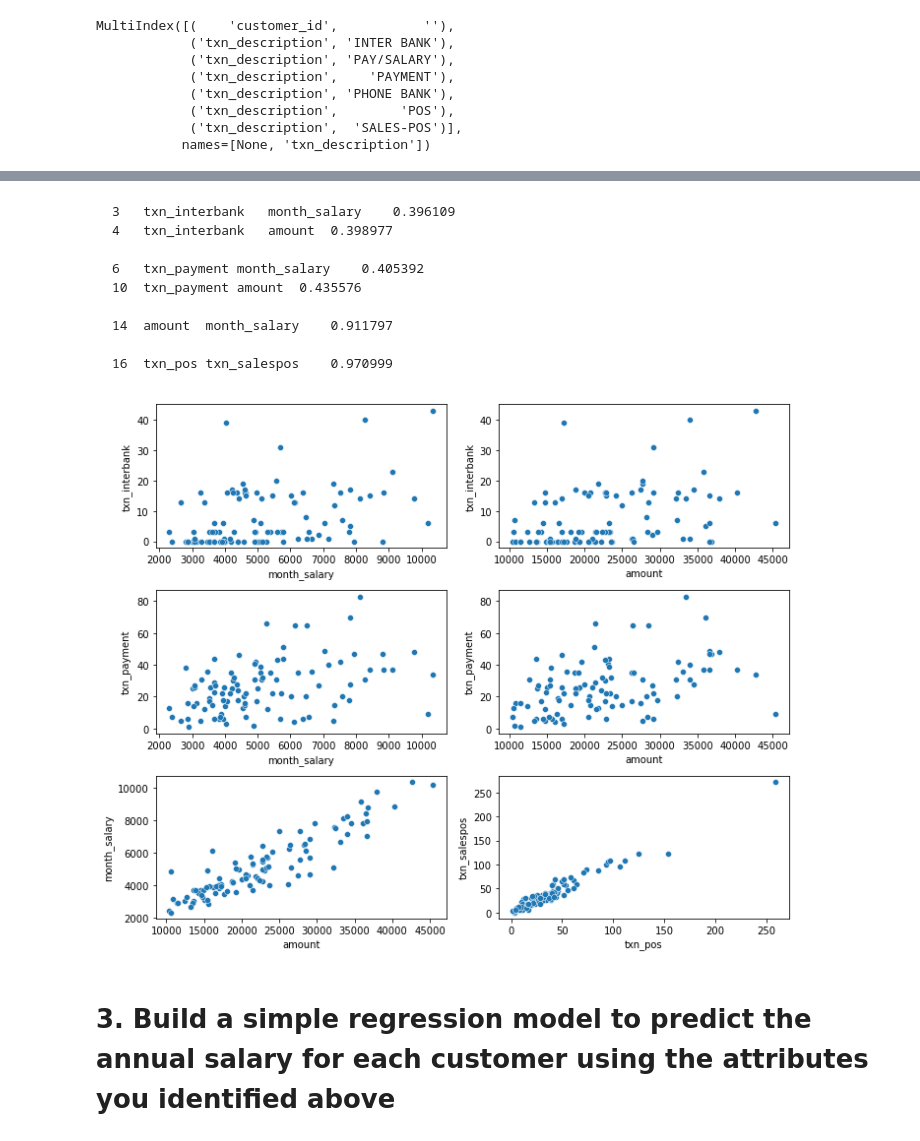
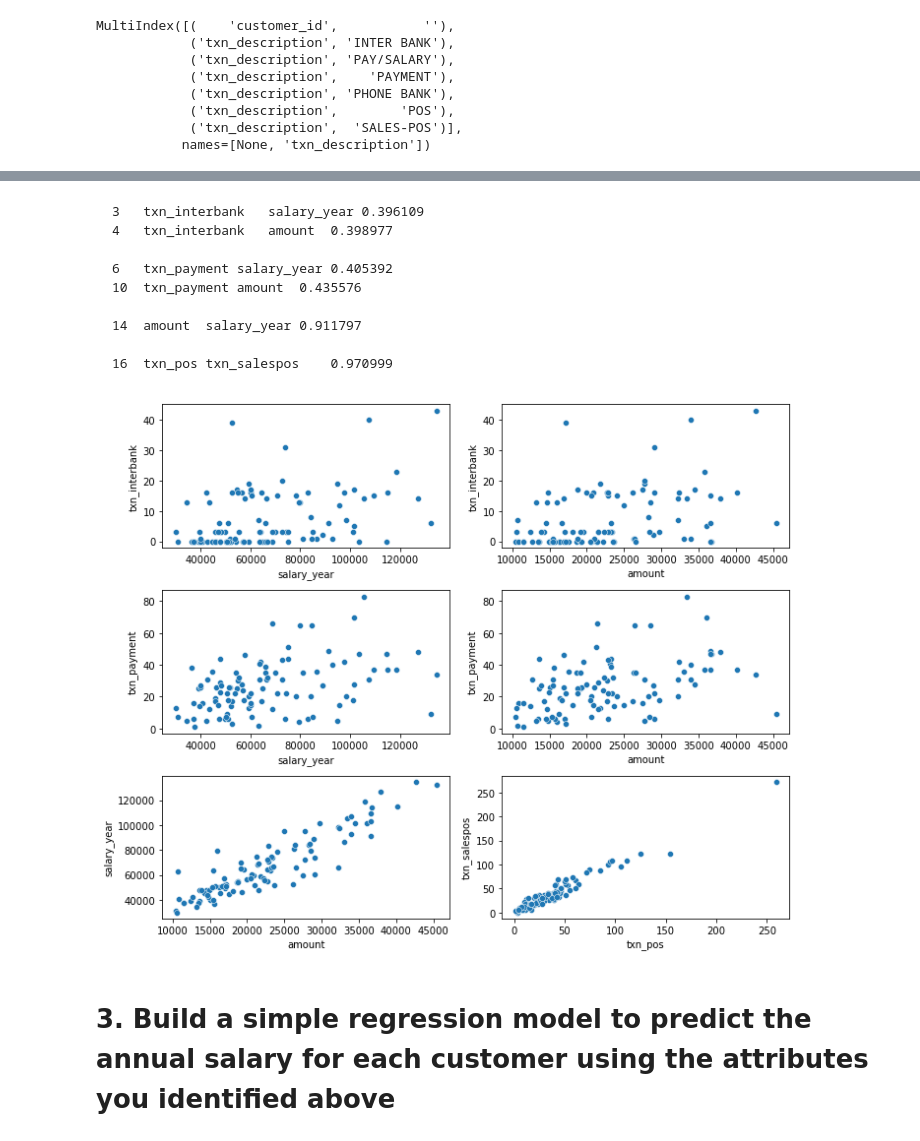
Before and after one commit to slothpunch/Portfolio, a Jupyter notebook: 4. Data@ANZ Virtual Internship Program/Task_2_Predictive Analytics.ipynb, the cells around one changed output, grey strips where cells are left out. Saved outputs shown, nothing was run; the diff lists cells and outputs as text; code cells hidden in the pictures.

```diff
--- a/4. Data@ANZ Virtual Internship Program/Task_2_Predictive Analytics.ipynb
+++ b/4. Data@ANZ Virtual Internship Program/Task_2_Predictive Analytics.ipynb
@@ -107,0 +95,3 @@ cust_salary.head(10)
+# %%
+cust_info['salary_count'] = txn_salary['salary_count']
+cust_info.head(20)
@@ -164,5 +202,5 @@ for i in range(len(cust_salary)):
         print(f'Customer ID doesn\'t match = {i}')
 # %%
-cust_salary['age'] = cust_age['age']
-cust_salary.head()
+cust_info['age'] = cust_age['age']
+cust_info.head()
 # %% [output]
@@ -186,7 +224,7 @@ age                -0.06313       -0.06313  1.00000
 # %%
 # Add balance and amount
-cust_salary['balance'] = df.groupby('customer_id')['balance'].sum().values
-cust_salary['amount'] = df.groupby('customer_id')['amount'].sum().values
+cust_info['balance'] = df.groupby('customer_id')['balance'].sum().values
+cust_info['amount'] = df.groupby('customer_id')['amount'].sum().values
 # %%
 # Extract txn_description subcategories and unstack them.
 cust_txn = pd.DataFrame(df.groupby(['customer_id', 'txn_description'])['txn_description'].count()).unstack().fillna(0).reset_index()
@@ -218,15 +256,14 @@ MultiIndex([(    'customer_id',           ''),
            names=[None, 'txn_description'])
 # %%
 # Drop the txn_description column and add the subcategories
+cust_info = cust_info.drop(axis = 1, columns = 'txn_description')
 
-cust_salary = cust_salary.drop(axis = 1, columns = 'txn_description')
-
-cust_salary['txn_pos'] = cust_txn['txn_description', 'POS']
-cust_salary['txn_salespos'] = cust_txn['txn_description', 'SALES-POS']
-cust_salary['txn_payment'] = cust_txn['txn_description', 'PAYMENT']
-cust_salary['txn_salary'] = cust_txn['txn_description', 'PAY/SALARY']
-cust_salary['txn_interbank'] = cust_txn['txn_description', 'INTER BANK']
-cust_salary['txn_phonebank'] = cust_txn['txn_description', 'PHONE BANK']
+cust_info['txn_pos'] = cust_txn['txn_description', 'POS']
+cust_info['txn_salespos'] = cust_txn['txn_description', 'SALES-POS']
+cust_info['txn_payment'] = cust_txn['txn_description', 'PAYMENT']
+cust_info['txn_salary'] = cust_txn['txn_description', 'PAY/SALARY']
+cust_info['txn_interbank'] = cust_txn['txn_description', 'INTER BANK']
+cust_info['txn_phonebank'] = cust_txn['txn_description', 'PHONE BANK']
 # %%
 # cust_salary['customer_no'] = cust_salary['customer_id'].astype('category').cat.codes
 # cust_salary.reset_index().rename({'index': 'customer_no'})
@@ -288,24 +325,25 @@ pd.DataFrame(cust_corr_pairs[(cust_corr_pairs>0.3) & (cust_corr_pairs<1)]).reset
 # %% [markdown]
-    3	txn_interbank	month_salary	0.396109
+    3	txn_interbank	salary_year	0.396109
     4	txn_interbank	amount	0.398977
 
-    6	txn_payment	month_salary	0.405392
+    6	txn_payment	salary_year	0.405392
     10	txn_payment	amount	0.435576
 
-    14	amount	month_salary	0.911797
+    14	amount	salary_year	0.911797
 
     16	txn_pos	txn_salespos	0.970999
 # %%
-fig, ax = plt.subplots(3, 2, figsize = (10, 8))
-ax[0,0] = sns.scatterplot(data = cust_salary, x = 'month_salary', y = 'txn_interbank', ax = ax[0,0])
-ax[0,1] = sns.scatterplot(data = cust_salary, x = 'amount', y = 'txn_interbank', ax = ax[0,1])
-ax[1,0] = sns.scatterplot(data = cust_salary, x = 'month_salary', y = 'txn_payment', ax = ax[1,0])
-ax[1,1] = sns.scatterplot(data = cust_salary, x = 'amount', y = 'txn_payment', ax = ax[1,1])
-ax[2,0] = sns.scatterplot(data = cust_salary, x = 'amount', y = 'month_salary', ax = ax[2,0])
-ax[2,1] = sns.scatterplot(data = cust_salary, x = 'txn_pos', y = 'txn_salespos', ax = ax[2,1])
+salary_yearfig, ax = plt.subplots(3, 2, figsize = (10, 8))
+plt_data = cust_info
+ax[0,0] = sns.scatterplot(data = plt_data, x = 'salary_year', y = 'txn_interbank', ax = ax[0,0])
+ax[0,1] = sns.scatterplot(data = plt_data, x = 'amount', y = 'txn_interbank', ax = ax[0,1])
+ax[1,0] = sns.scatterplot(data = plt_data, x = 'salary_year', y = 'txn_payment', ax = ax[1,0])
+ax[1,1] = sns.scatterplot(data = plt_data, x = 'amount', y = 'txn_payment', ax = ax[1,1])
+ax[2,0] = sns.scatterplot(data = plt_data, x = 'amount', y = 'salary_year', ax = ax[2,0])
+ax[2,1] = sns.scatterplot(data = plt_data, x = 'txn_pos', y = 'txn_salespos', ax = ax[2,1])
 plt.tight_layout()
 plt.show()
 # %% [output]
-[figure, old version]
+[figure, new version]
 # %% [markdown]
 # 3. Build a simple regression model to predict the annual salary for each customer using the attributes you identified above
```
Also changed, not shown: parts of 41 cells of this notebook.
